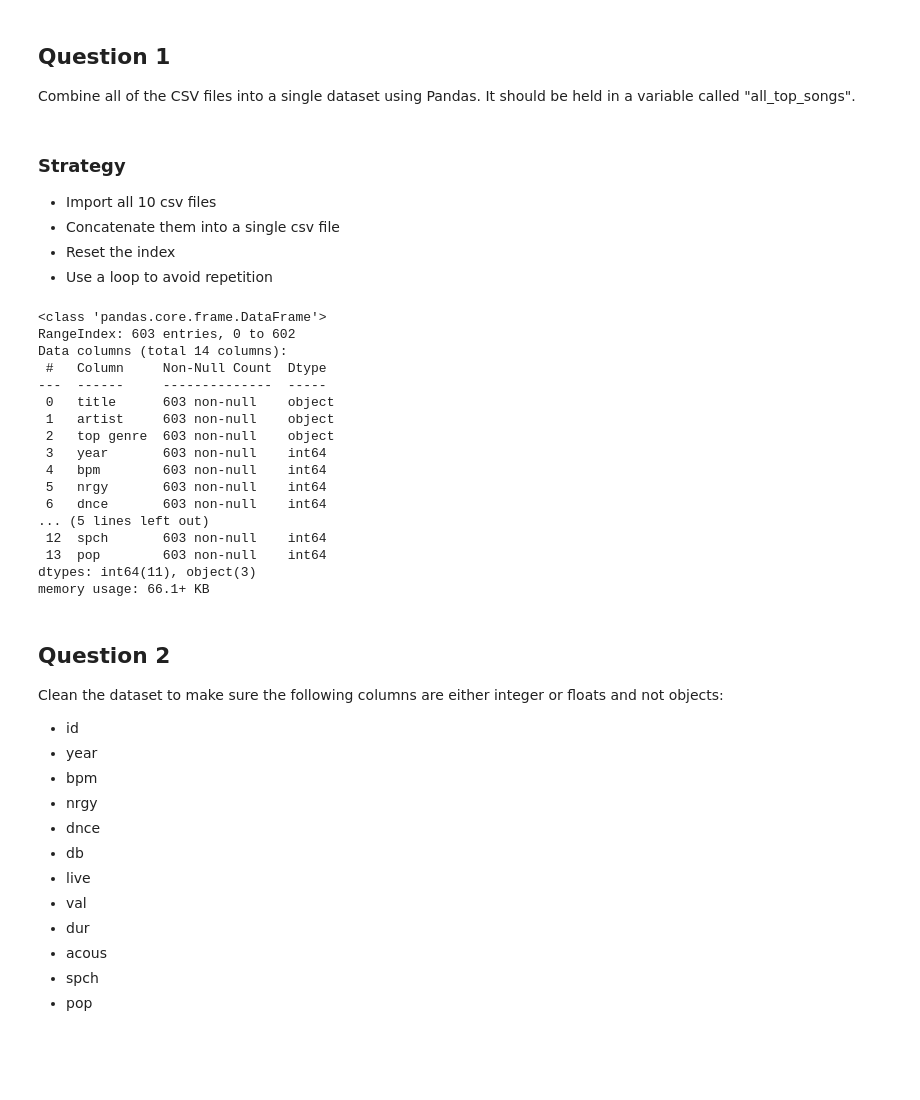
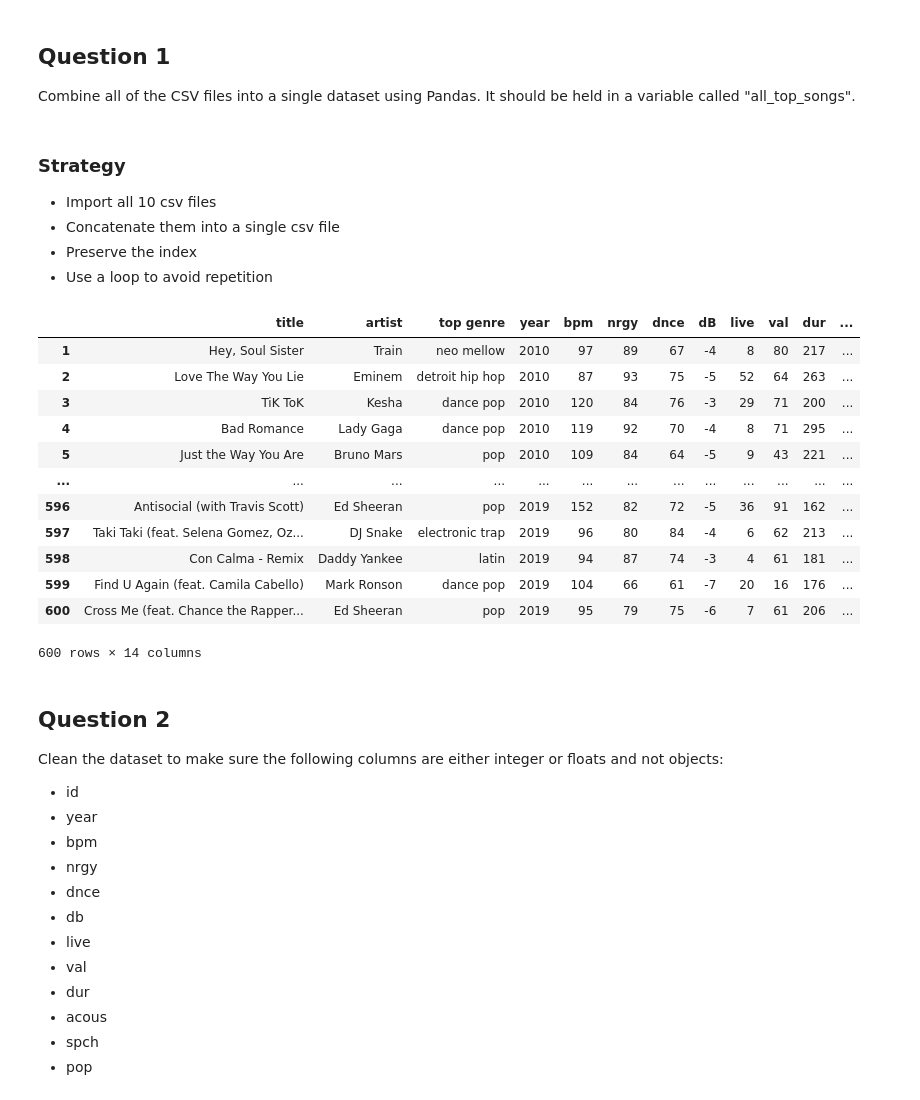
Before and after one commit to dtoshm/data_project_seven, a Jupyter notebook: music_analysis.ipynb, the cells around one changed output. Saved outputs shown, nothing was run; the diff lists cells and outputs as text; code cells hidden in the pictures; blank space fills up the shorter version.

Commit message:
1.1.1 - Preserved Index
Noticed in the csv files there actually was an existing index. Decided to preserve it instead so that it will be consistent for any future analysis.

```diff
--- a/music_analysis.ipynb
+++ b/music_analysis.ipynb
@@ -18,28 +18,25 @@ Combine all of the CSV files into a single dataset using Pandas. It should be he
 ### Strategy
 - Import all 10 csv files
 - Concatenate them into a single csv file
-- Reset the index
+- Preserve the index
 - Use a loop to avoid repetition
 # %%
-all_top_songs = pd.concat([pd.read_csv(f'data/{year}.csv', index_col=0) for year in range(2010, 2020)], ignore_index=True)
+all_top_songs = pd.concat([pd.read_csv(f'data/{year}.csv', index_col=0) for year in range(2010, 2020)], ignore_index=False)
+all_top_songs.head()
 # %% [output]
+|  | title | artist | top genre | year | bpm | nrgy | dnce | dB | live | val | dur | ... |
+| 1 | Hey, Soul Sister | Train | neo mellow | 2010 | 97 | 89 | 67 | -4 | 8 | 80 | 217 | ... |
+| 2 | Love The Way You Lie | Eminem | detroit hip hop | 2010 | 87 | 93 | 75 | -5 | 52 | 64 | 263 | ... |
+| 3 | TiK ToK | Kesha | dance pop | 2010 | 120 | 84 | 76 | -3 | 29 | 71 | 200 | ... |
+| 4 | Bad Romance | Lady Gaga | dance pop | 2010 | 119 | 92 | 70 | -4 | 8 | 71 | 295 | ... |
+| 5 | Just the Way You Are | Bruno Mars | pop | 2010 | 109 | 84 | 64 | -5 | 9 | 43 | 221 | ... |
+| ... | ... | ... | ... | ... | ... | ... | ... | ... | ... | ... | ... | ... |
+| 596 | Antisocial (with Travis Scott) | Ed Sheeran | pop | 2019 | 152 | 82 | 72 | -5 | 36 | 91 | 162 | ... |
+| 597 | Taki Taki (feat. Selena Gomez, Oz... | DJ Snake | electronic trap | 2019 | 96 | 80 | 84 | -4 | 6 | 62 | 213 | ... |
+| 598 | Con Calma - Remix | Daddy Yankee | latin | 2019 | 94 | 87 | 74 | -3 | 4 | 61 | 181 | ... |
+| 599 | Find U Again (feat. Camila Cabello) | Mark Ronson | dance pop | 2019 | 104 | 66 | 61 | -7 | 20 | 16 | 176 | ... |
+| 600 | Cross Me (feat. Chance the Rapper... | Ed Sheeran | pop | 2019 | 95 | 79 | 75 | -6 | 7 | 61 | 206 | ... |
-<class 'pandas.core.frame.DataFrame'>
-RangeIndex: 603 entries, 0 to 602
-Data columns (total 14 columns):
- #   Column     Non-Null Count  Dtype
----  ------     --------------  -----
- 0   title      603 non-null    object
- 1   artist     603 non-null    object
- 2   top genre  603 non-null    object
- 3   year       603 non-null    int64
- 4   bpm        603 non-null    int64
- 5   nrgy       603 non-null    int64
- 6   dnce       603 non-null    int64
-... (5 lines left out)
- 12  spch       603 non-null    int64
- 13  pop        603 non-null    int64
-dtypes: int64(11), object(3)
-memory usage: 66.1+ KB
+600 rows × 14 columns
 # %% [markdown]
 ## Question 2
 Clean the dataset to make sure the following columns are either integer or floats and not objects:
```
Also changed, not shown: parts of 3 cells of this notebook.
